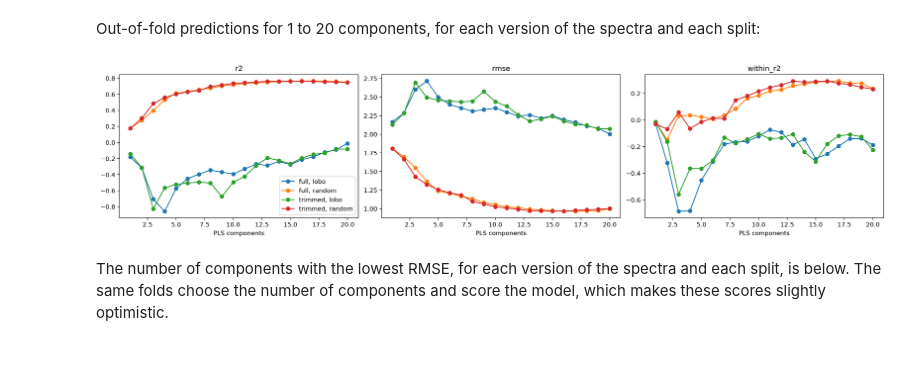
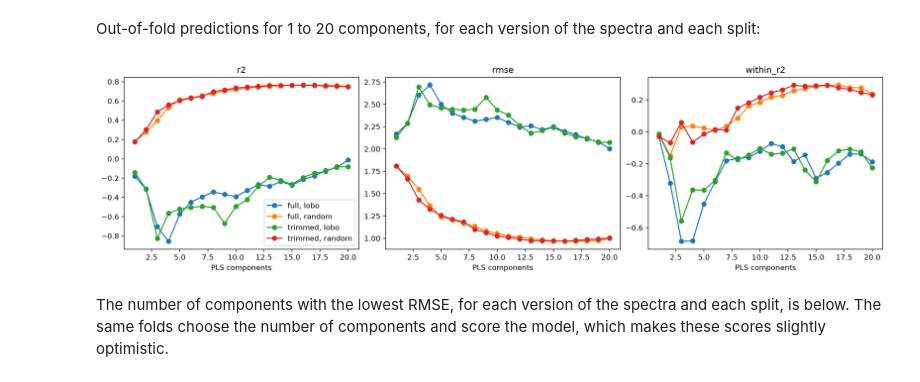
Before and after one commit to franckalbinet/cassava, a Jupyter notebook: nbs/02_pls.ipynb, the cells around one changed output. Cells and saved outputs as stored; diff of their text form; code cells hidden in the pictures.

Commit message:
Enlarge PLS notebook figures

```diff
--- a/nbs/02_pls.ipynb
+++ b/nbs/02_pls.ipynb
@@ -96,13 +96,14 @@ for s, w in spectra.items():
 res = pd.DataFrame([dict(spectra=s, split=k, n=n, **metrics(d.y, p, d.batch)) for (s, k, n), p in preds.items()])
 # %%
 #| eval: false
-fig, axs = plt.subplots(1, 3, figsize=(18, 4), layout='constrained')
+#| fig-column: page
+fig, axs = plt.subplots(1, 3, figsize=(15, 4), layout='constrained')
 for ax, m in zip(axs, ('r2', 'rmse', 'within_r2')):
     for (s, k), g in res.groupby(['spectra', 'split']): ax.plot(g.n, g[m], marker='o', label=f'{s}, {k}')
     ax.set(xlabel='PLS components', title=m)
 axs[0].legend();
 # %% [output]
-[figure, old version]
+[figure, new version]
 # %% [markdown]
 The number of components with the lowest RMSE, for each version of the spectra and each split, is below. The same folds choose the number of components and score the model, which makes these scores slightly optimistic.
 # %%
```
Also changed, not shown: parts of 1 cell of this notebook.
